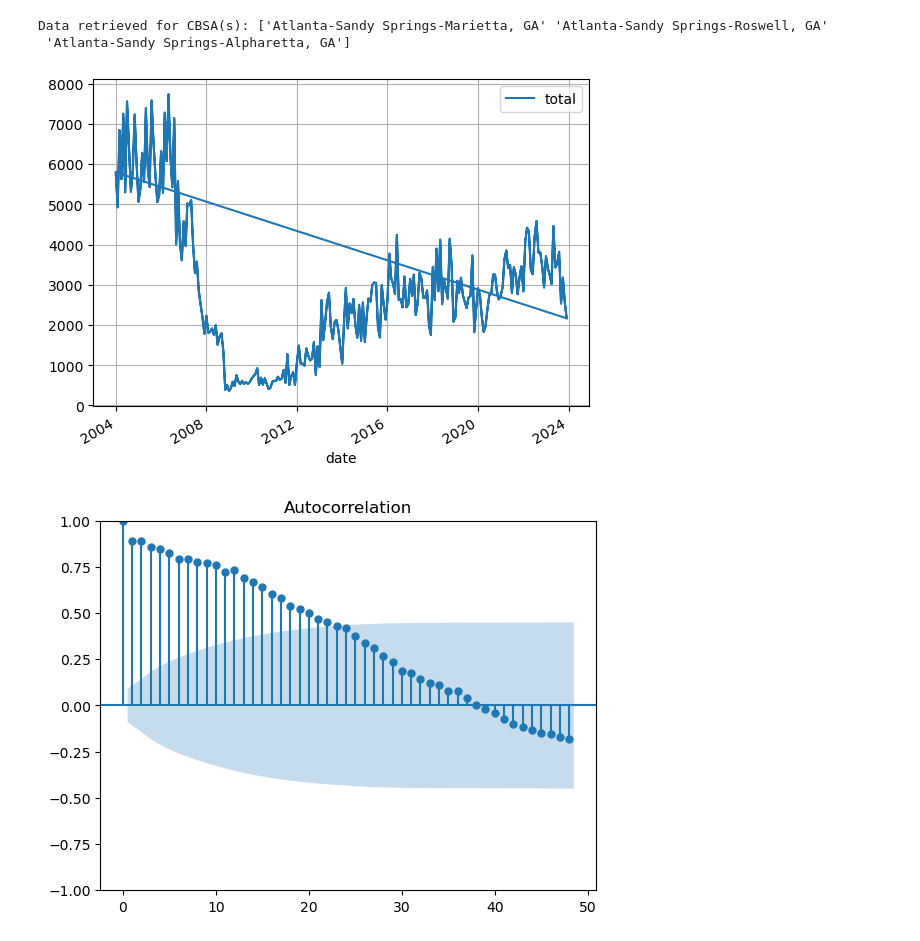
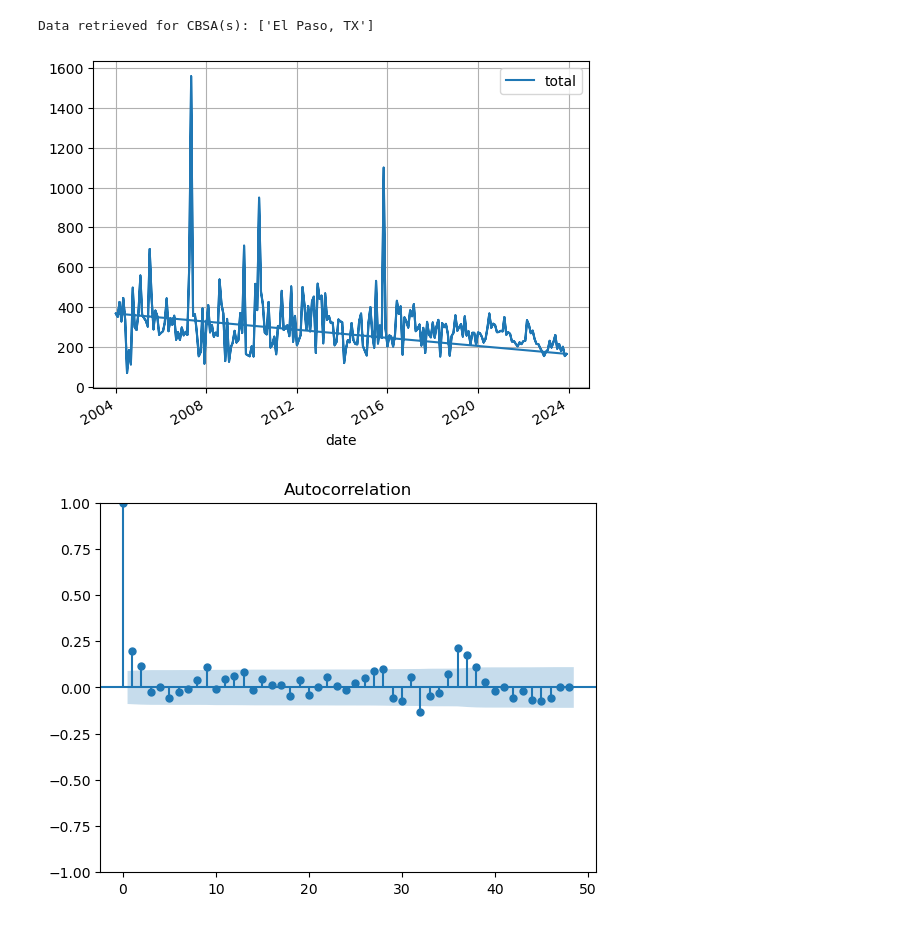
Before and after one commit to alfonso1003/building_permits_survey, a Jupyter notebook: notebooks/analysis.ipynb, the cells around one changed output. Drawn from its saved outputs; the diff is of its cells as text; code cells hidden in the pictures.

```diff
--- a/notebooks/analysis.ipynb
+++ b/notebooks/analysis.ipynb
@@ -47,11 +44,10 @@ Intel MKL WARNING: Support of Intel(R) Streaming SIMD Extensions 4.2 (Intel(R) S
 # %%
-data = get_data("atlanta")
+data = get_data("el paso")
 data.plot(grid=True)
 plt.show()
 # %% [output]
-Data retrieved for CBSA(s): ['Atlanta-Sandy Springs-Marietta, GA' 'Atlanta-Sandy Springs-Roswell, GA'
- 'Atlanta-Sandy Springs-Alpharetta, GA']
+Data retrieved for CBSA(s): ['El Paso, TX']
-[figure, old version]
+[figure, new version]
 # %%
 # resampled_data = resample_data(data)
 # resampled_data.plot(grid=True)
@@ -60,7 +56,7 @@ Data retrieved for CBSA(s): ['Atlanta-Sandy Springs-Marietta, GA' 'Atlanta-Sandy
 plot_acf(data["total"], alpha=0.05, lags=48)
 plt.show()
 # %% [output]
-[figure, old version]
+[figure, new version]
 # %%
 # Run the ADF test on the total building permits series and print out the results
 # results = adfuller(resampled_data)
```
Also changed, not shown: parts of 4 cells of this notebook, 1 other file.
